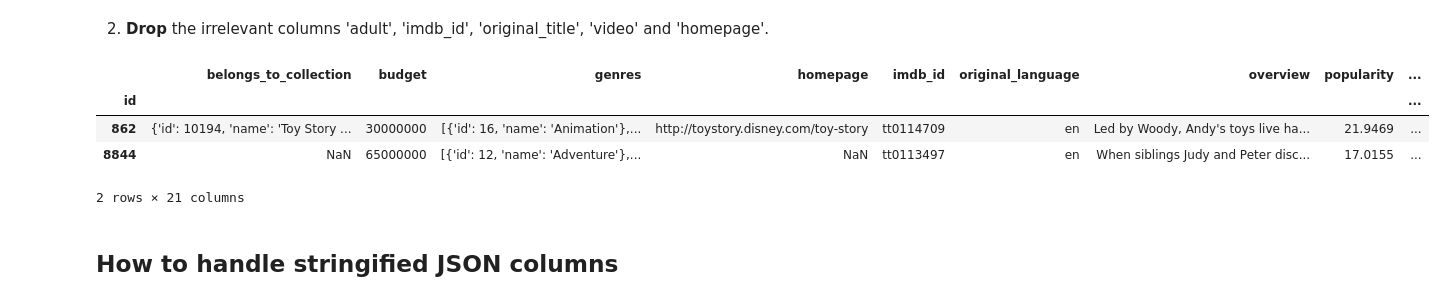
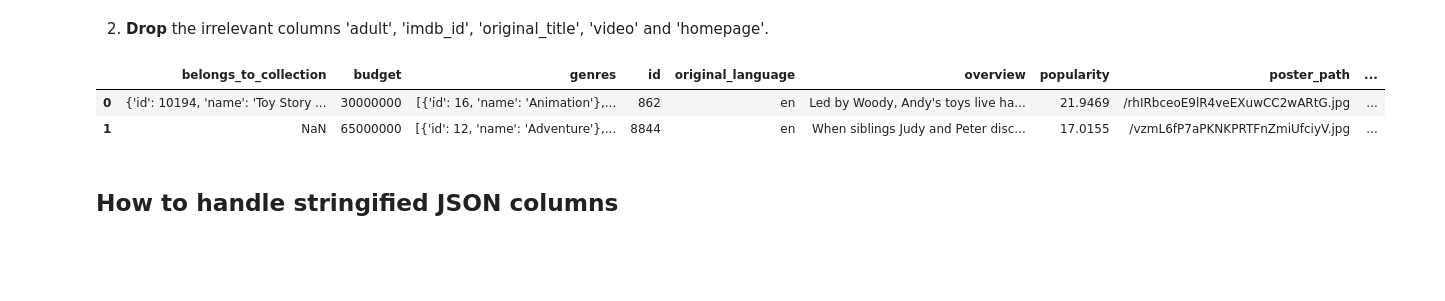
Before and after one commit to qviet1602/Python_project, a Jupyter notebook: Project_03_Materials/Project_03_ProjectBrief_blank_2ndpractice.ipynb, the cells around one changed output. Drawn from its saved outputs; the diff is of its cells as text; code cells hidden in the pictures; blank space fills up the shorter version.

```diff
--- a/Project_03_Materials/Project_03_ProjectBrief_blank_2ndpractice.ipynb
+++ b/Project_03_Materials/Project_03_ProjectBrief_blank_2ndpractice.ipynb
@@ -13,6 +13,6 @@ import numpy as np
 # %% [markdown]
 1. __Load__ and __inspect__ the messy dataset __movies_metadata.csv__. Identify columns with nested / stringified json data.
 # %%
-movies = pd.read_csv('movies_metadata.csv', index_col = 'id')
+movies = pd.read_csv('movies_metadata.csv')#, index_col = 'id')
 movies.head(n =2)
 # %% [output]
@@ -26,14 +25,12 @@ movies.head(n =2)
 # %% [markdown]
 2. __Drop__ the irrelevant columns 'adult', 'imdb_id', 'original_title', 'video' and 'homepage'.
 # %%
-movies.drop(labels =['adult','original_title','imdb_id'], axis = 1, inplace = True)
+movies.drop(labels =['adult','original_title','imdb_id','video', 'homepage'], axis = 1, inplace = True)
 movies.head(n=2)
 # %% [output]
-|  | belongs_to_collection | budget | genres | homepage | imdb_id | original_language | overview | popularity | ... |
-| id |  |  |  |  |  |  |  |  | ... |
-| 862 | {'id': 10194, 'name': 'Toy Story ... | 30000000 | [{'id': 16, 'name': 'Animation'},... | http://toystory.disney.com/toy-story | tt0114709 | en | Led by Woody, Andy's toys live ha... | 21.9469 | ... |
-| 8844 | NaN | 65000000 | [{'id': 12, 'name': 'Adventure'},... | NaN | tt0113497 | en | When siblings Judy and Peter disc... | 17.0155 | ... |
+|  | belongs_to_collection | budget | genres | id | original_language | overview | popularity | poster_path | ... |
+| 0 | {'id': 10194, 'name': 'Toy Story ... | 30000000 | [{'id': 16, 'name': 'Animation'},... | 862 | en | Led by Woody, Andy's toys live ha... | 21.9469 | /rhIRbceoE9lR4veEXuwCC2wARtG.jpg | ... |
+| 1 | NaN | 65000000 | [{'id': 12, 'name': 'Adventure'},... | 8844 | en | When siblings Judy and Peter disc... | 17.0155 | /vzmL6fP7aPKNKPRTFnZmiUfciyV.jpg | ... |
-2 rows × 21 columns
 # %% [markdown]
 ## How to handle stringified JSON columns
 # %% [markdown]
```
Also changed, not shown: parts of 11 cells of this notebook.
